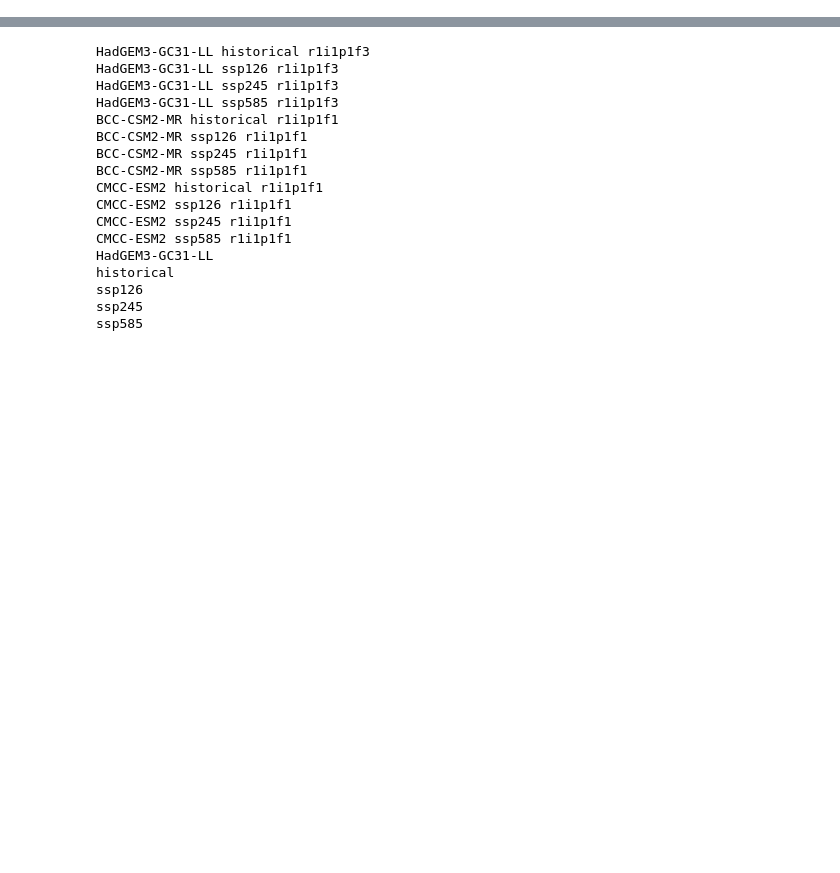
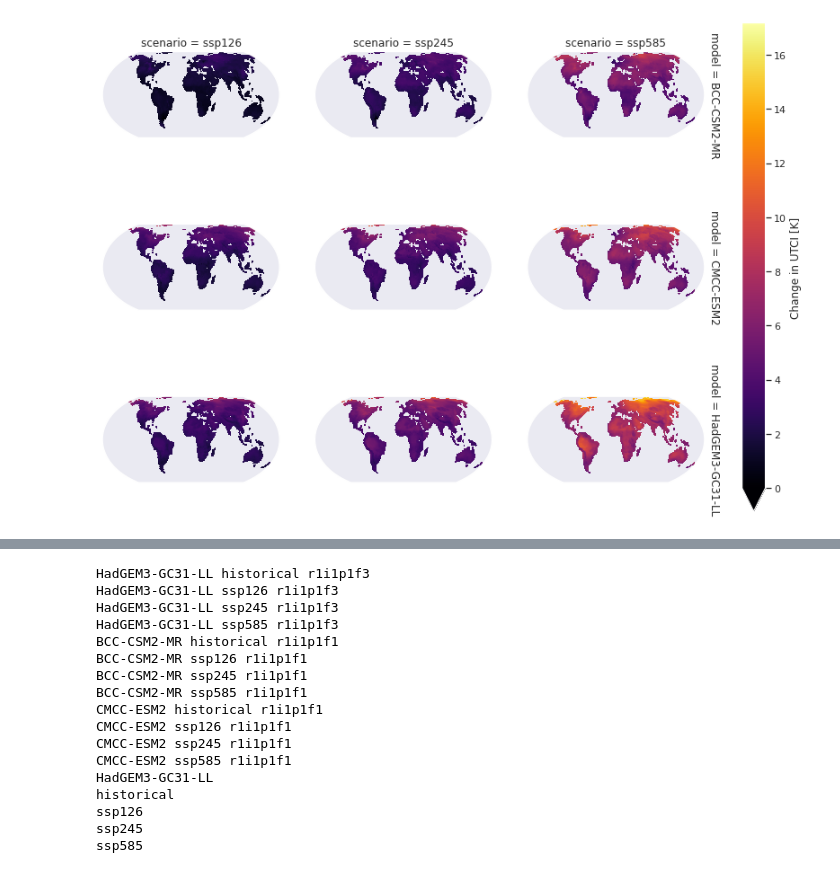
Before and after one commit to cmip6moap/project10, a Jupyter notebook: notebooks/UTCI_delta.ipynb, the cells around one changed output, grey strips where cells are left out. Saved outputs shown, nothing was run; the diff lists cells and outputs as text; code cells hidden in the pictures; blank space fills up the shorter version.

```diff
--- a/notebooks/UTCI_delta.ipynb
+++ b/notebooks/UTCI_delta.ipynb
@@ -3,12 +0,0 @@ from pathlib import Path
-# %%
-utci_path = Path("/gws/pw/j05/cop26_hackathons/bristol/project10/utci_projections_1deg/")
-for model_path in utci_path.glob("*"):
-    model = str(model_path).split('/')[-1]
-    for scenario_path in model_path.glob("*"):
-        scenario = str(scenario_path).split('/')[-1]
-        for runid_path in scenario_path.glob("*"):
-            runid = str(runid_path).split('/')[-1]
-            print(model, scenario, runid)
-            break
-        break
-    break
@@ -513,0 +146,17 @@ hex_values = ["#A63603", "#E6550D", "#FD8D3C", "#FDAE6B", "#FDD0A2", "#FEEDDE",
+# %%
+pop = xr.open_dataset(
+    "/gws/pw/j05/cop26_hackathons/bristol/project10/SEDAC_GPW_2020.nc"
+).rename({'latitude': 'lat', 'longitude': 'lon'}).interp(lat=ds_scenario_results.lat, lon=ds_scenario_results.lon)
+# %%
+fg = ds_scenario_results.sel(year=[2085]).where(pop.population_density>0).utci.plot(
+    transform=ccrs.PlateCarree(),
+    figsize=(15,10),
+    subplot_kws={'projection': map_proj,},
+    cmap='inferno',
+    vmin=vmin,
+    row="model", col="scenario",
+)
+# plt.title("2085") # doesn't work
+plt.savefig("../results/facet_meanchange_utci_populated_2085_charles.png")
+# %% [output]
+[figure, added]
```
Also changed, not shown: parts of 76 cells of this notebook.
